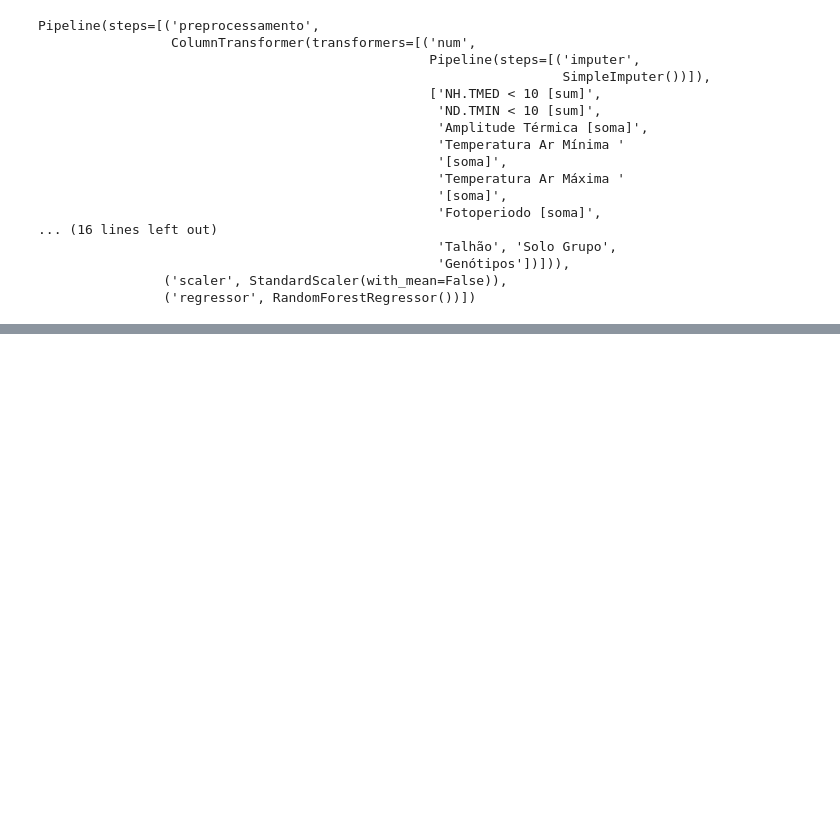
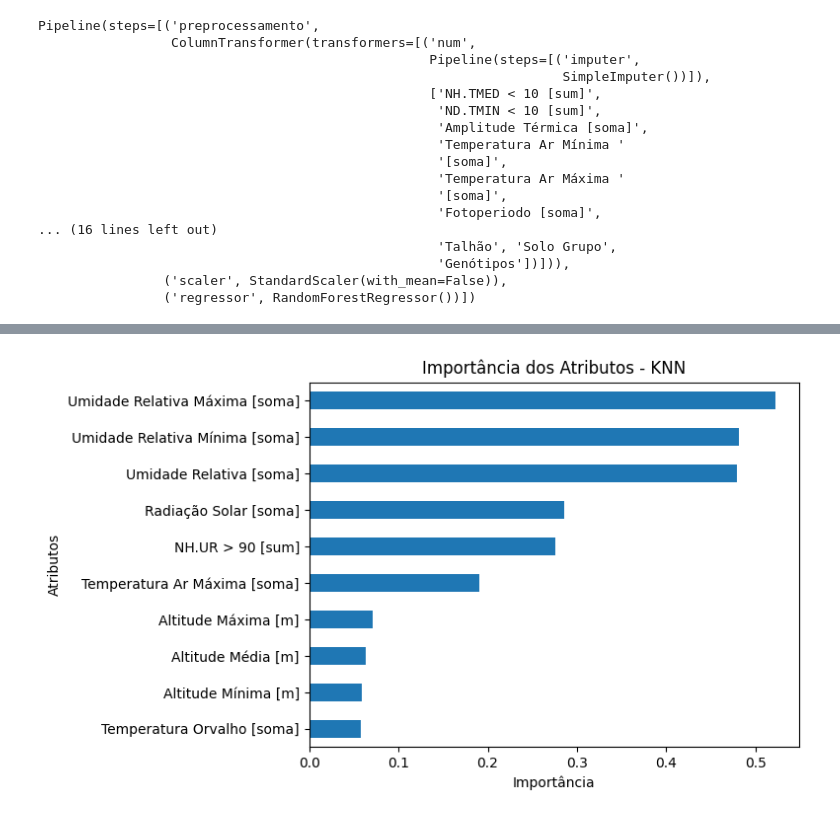
Before and after one commit to daninatan/machine-learn, a Jupyter notebook: Base_Soja_Fund_ABC/Importancia_Variaveis_ABC.ipynb, the cells around one changed output, grey strips where cells are left out. Saved outputs shown, nothing was run; the diff lists cells and outputs as text; code cells hidden in the pictures; blank space fills up the shorter version.

```diff
--- a/Base_Soja_Fund_ABC/Importancia_Variaveis_ABC.ipynb
+++ b/Base_Soja_Fund_ABC/Importancia_Variaveis_ABC.ipynb
@@ -368,0 +382,2 @@ plt.show()
+# %%
+knn_importance = permutation_importance(knn, base_abc_X, base_abc_Y, scoring="neg_mean_squared_error")
@@ -368,0 +428,26 @@ plt.show()
+# %%
+knn_df_importances = pd.DataFrame({
+    "feature": base_abc_X.columns,
+    "importance": knn_importance.importances_mean
+})
+
+knn_top_10 = (
+    knn_df_importances
+    .sort_values(by="importance", ascending=False)
+    .head(10)
+)
+
+knn_top_10.plot(
+    kind="barh",
+    x="feature",
+    y="importance",
+    legend=False
+)
+
+plt.gca().invert_yaxis()
+plt.title("Importância dos Atributos - KNN")
+plt.xlabel("Importância")
+plt.ylabel("Atributos")
+plt.show()
+# %% [output]
+[figure, added]
```
Also changed, not shown: parts of 8 cells of this notebook, 1 other file.
